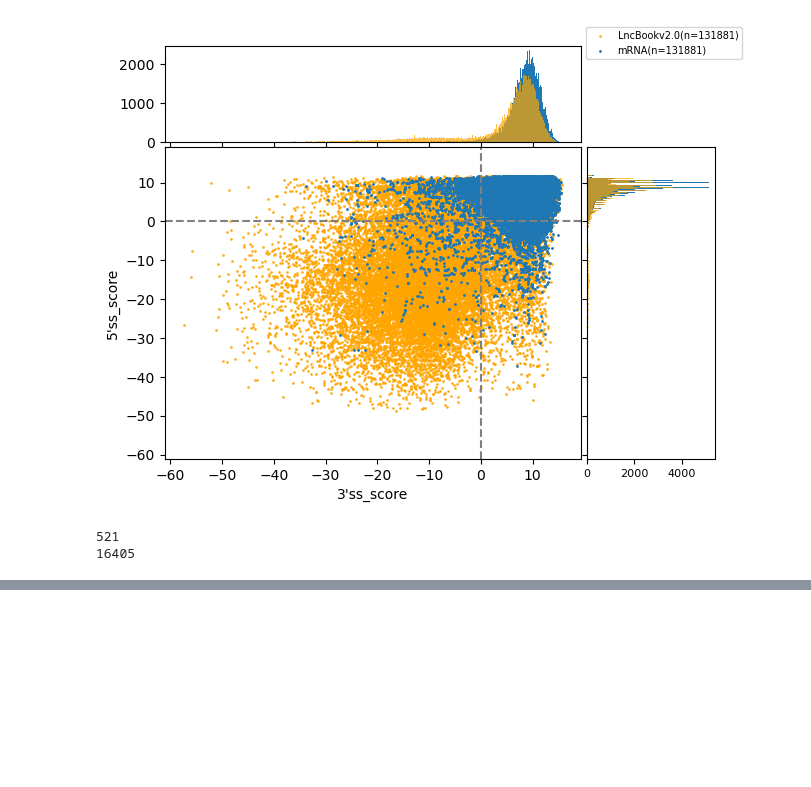
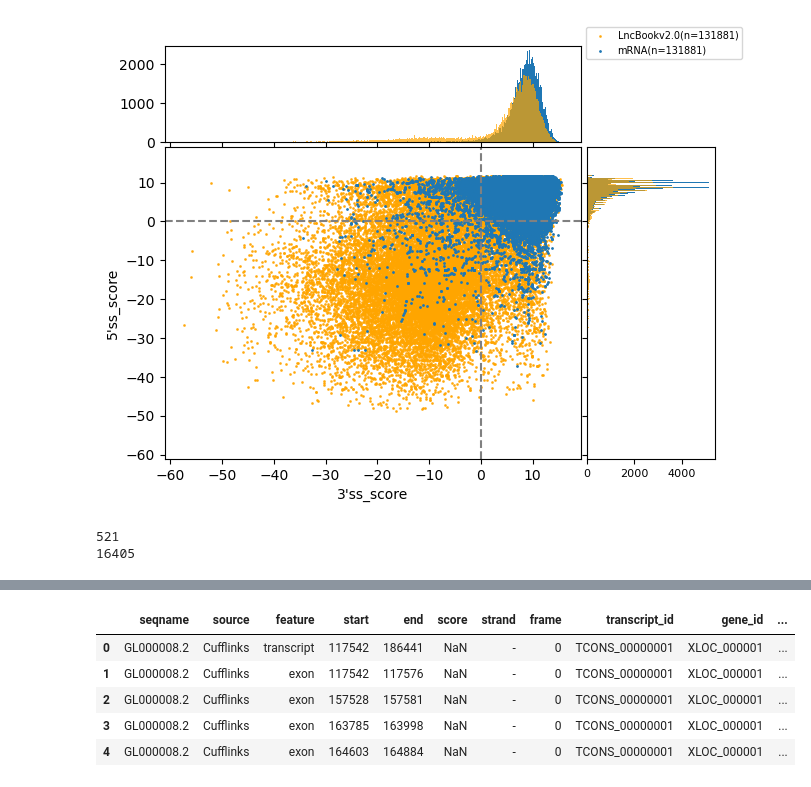
Before and after one commit to touchiyama/lncRNA, a Jupyter notebook: workspace.ipynb, the cells around one changed output, grey strips where cells are left out. Drawn from its saved outputs; the diff is of its cells as text; code cells hidden in the pictures; blank space fills up the shorter version.

```diff
--- a/workspace.ipynb
+++ b/workspace.ipynb
@@ -1371,0 +1473,6 @@ print(len(lncrna[(lncrna['3ss_score'] < 0) & (lncrna['5ss_score'] < 0)]))
+# %%
+import re
+import pandas as pd
+from gtfparse import read_gtf
+import gzip
+pd.set_option('display.max_columns', None)
@@ -1371,0 +1483,4 @@ print(len(lncrna[(lncrna['3ss_score'] < 0) & (lncrna['5ss_score'] < 0)]))
+# %%
+# route01 ---
+file = '/Users/tomoyauchiyama/lncRNA/pipeline/route01.annotated.gtf.gz'
+df_gtf = read_gtf(file)
@@ -1371,0 +1493,9 @@ print(len(lncrna[(lncrna['3ss_score'] < 0) & (lncrna['5ss_score'] < 0)]))
+# %%
+df_gtf.head()
+# %% [output]
+|  | seqname | source | feature | start | end | score | strand | frame | transcript_id | gene_id | ... |
+| 0 | GL000008.2 | Cufflinks | transcript | 117542 | 186441 | NaN | - | 0 | TCONS_00000001 | XLOC_000001 | ... |
+| 1 | GL000008.2 | Cufflinks | exon | 117542 | 117576 | NaN | - | 0 | TCONS_00000001 | XLOC_000001 | ... |
+| 2 | GL000008.2 | Cufflinks | exon | 157528 | 157581 | NaN | - | 0 | TCONS_00000001 | XLOC_000001 | ... |
+| 3 | GL000008.2 | Cufflinks | exon | 163785 | 163998 | NaN | - | 0 | TCONS_00000001 | XLOC_000001 | ... |
+| 4 | GL000008.2 | Cufflinks | exon | 164603 | 164884 | NaN | - | 0 | TCONS_00000001 | XLOC_000001 | ... |
```
Also changed, not shown: parts of 13 cells of this notebook.
